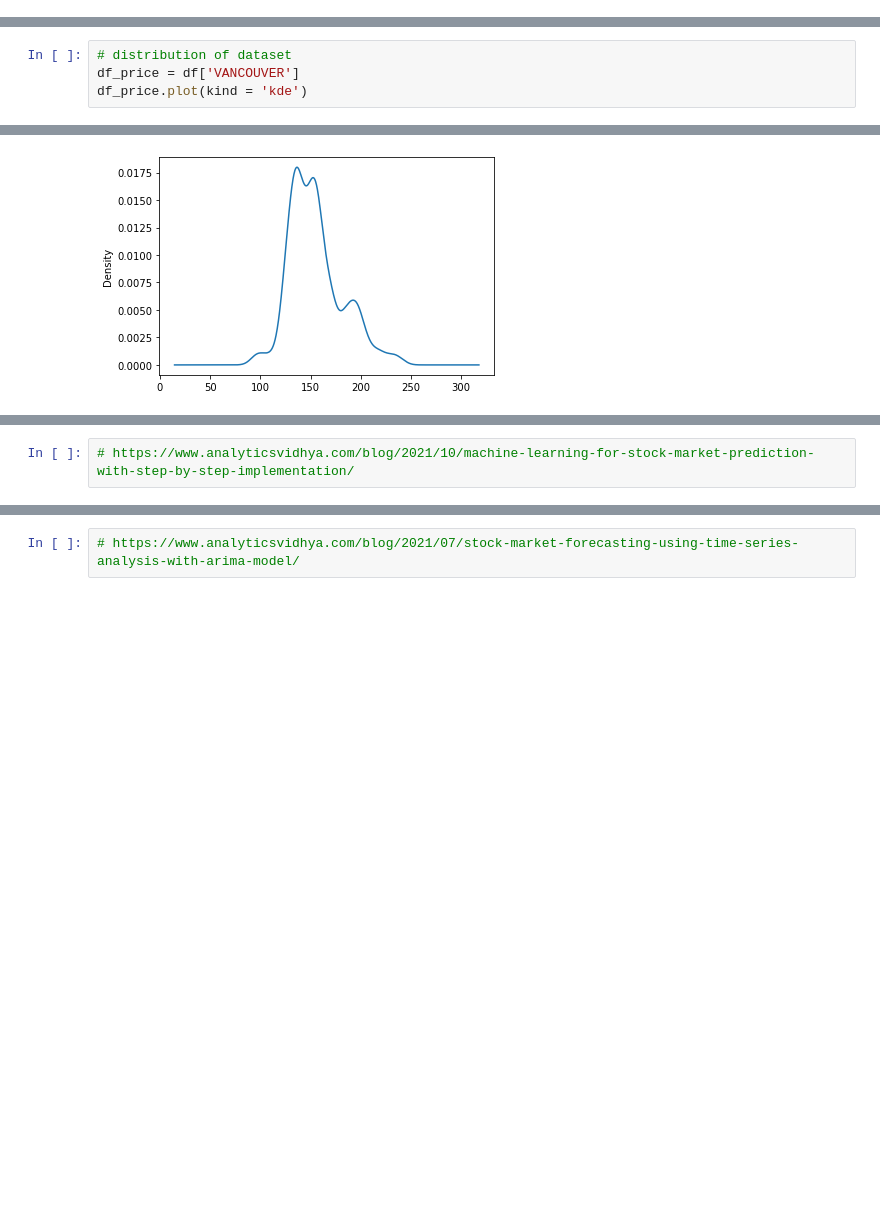
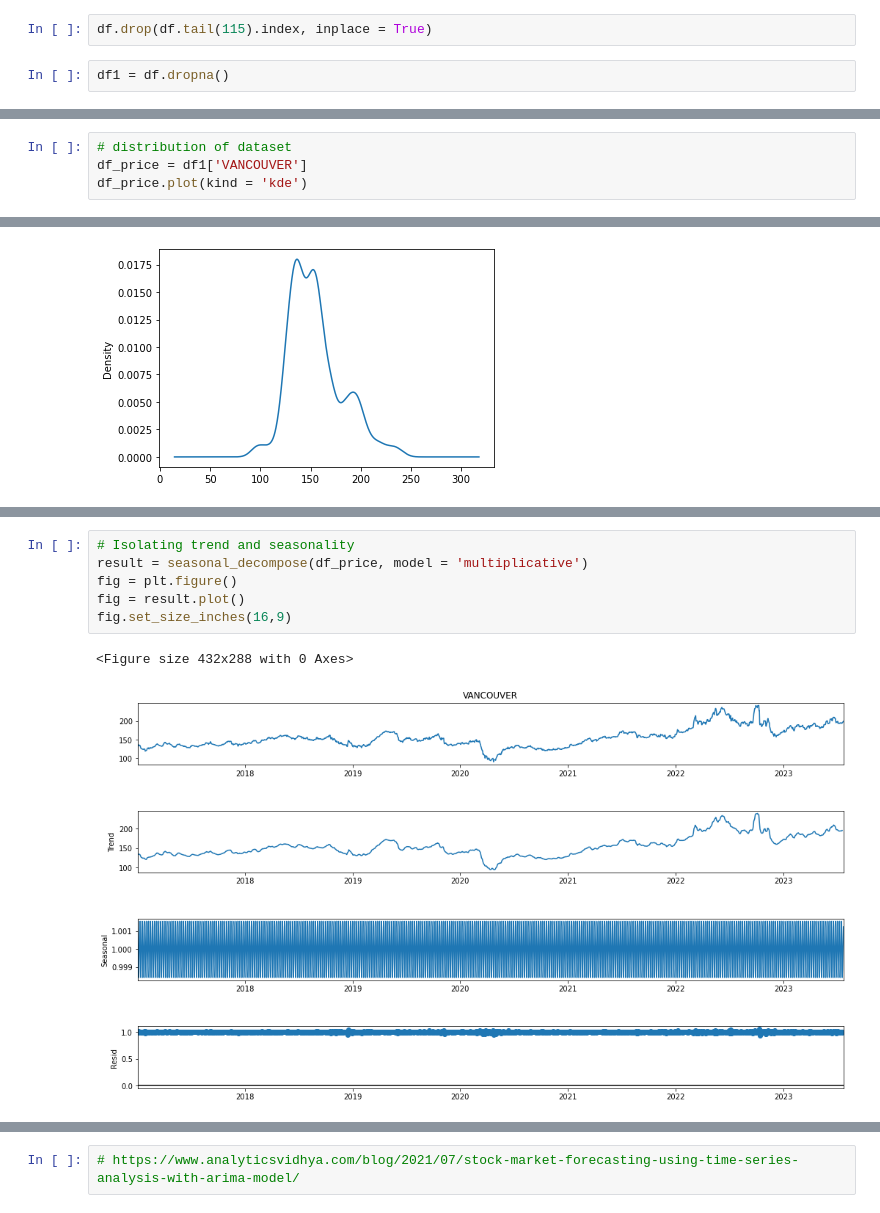
Before and after one commit to jamesjhjung/gas_price_prediction, a Jupyter notebook: model.ipynb, the cells around one changed output, grey strips where cells are left out. Drawn from its saved outputs; the diff is of its cells as text; blank space fills up the shorter version.

```diff
--- a/model.ipynb
+++ b/model.ipynb
@@ -42,0 +24,4 @@ df
+# %%
+df.drop(df.tail(115).index, inplace = True)
+# %%
+df1 = df.dropna()
@@ -53,7 +42,7 @@ plt.show()
 [figure]
 # %%
 # distribution of dataset
-df_price = df['VANCOUVER']
+df_price = df1['VANCOUVER']
 df_price.plot(kind = 'kde')
 # %% [output]
 <AxesSubplot:ylabel='Density'>
@@ -85,2 +50,9 @@ ImportError: cannot import name 'tensor' from 'tensorflow.python.framework' (c:\
-# %%
-# https://www.analyticsvidhya.com/blog/2021/10/machine-learning-for-stock-market-prediction-with-step-by-step-implementation/
+# %%
+# Isolating trend and seasonality
+result = seasonal_decompose(df_price, model = 'multiplicative')
+fig = plt.figure()
+fig = result.plot()
+fig.set_size_inches(16,9)
+# %% [output]
+<Figure size 432x288 with 0 Axes>
+[figure, added]
```
Also changed, not shown: parts of 7 cells of this notebook.
